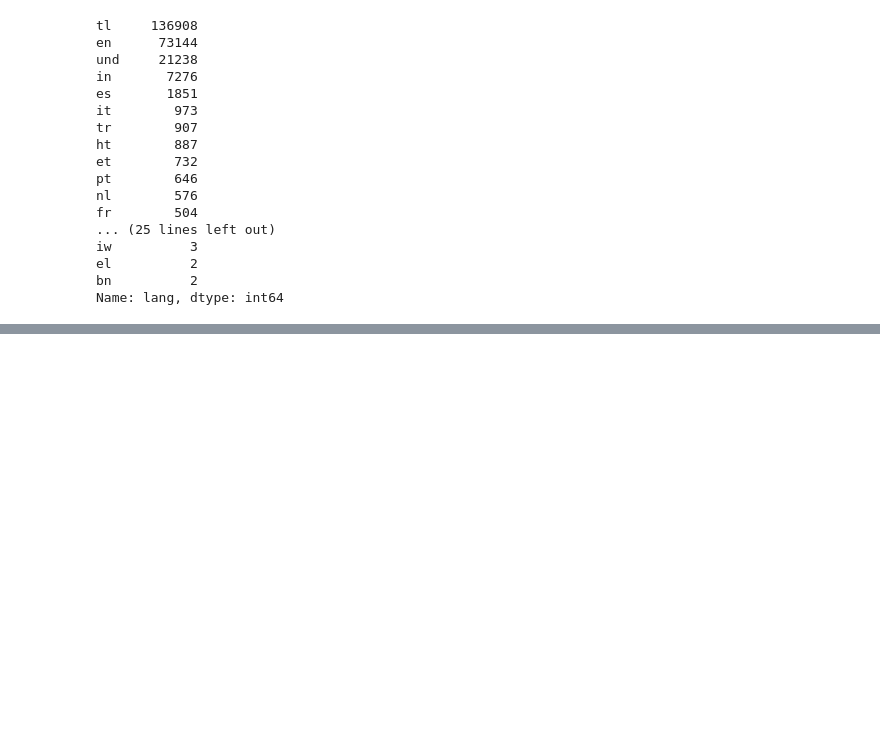
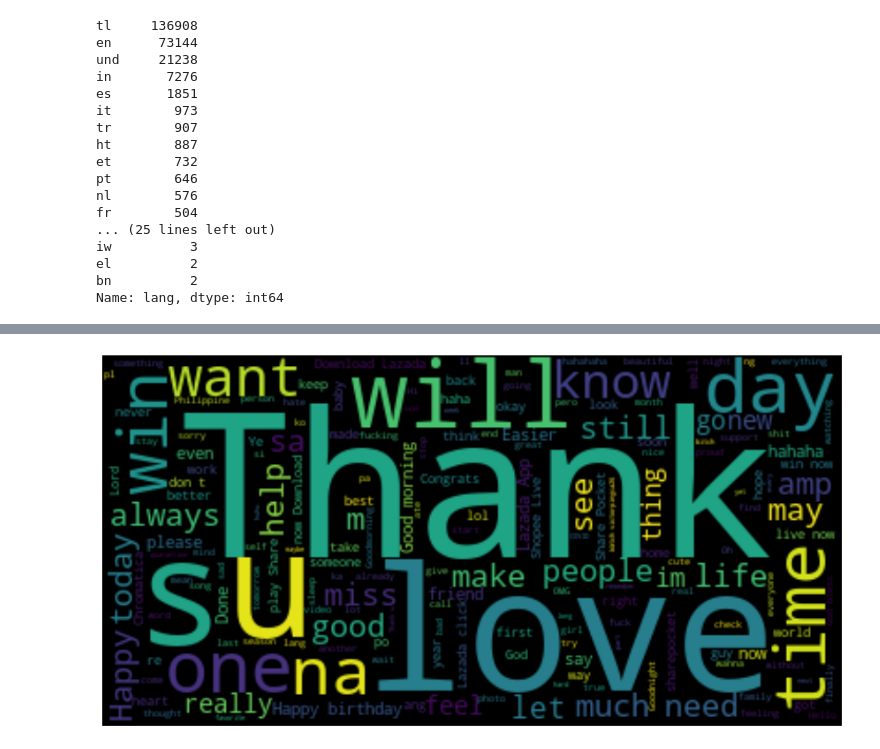
Before and after one commit to NiloJaticoII/INTRNLP-Sentiment-Tweet, a Jupyter notebook: Model.ipynb, the cells around one changed output, grey strips where cells are left out. Drawn from its saved outputs; the diff is of its cells as text; code cells hidden in the pictures; blank space fills up the shorter version.

Commit message:
Fixed WordCloud

```diff
--- a/Model.ipynb
+++ b/Model.ipynb
@@ -170,8 +126,0 @@ See the caveats in the documentation: https://pandas.pydata.org/pandas-docs/stab
-# %%
-regex = "#?[A-Za-z0-9']+|[!\.]"
-tokens = []
-
-for i in range(len(english_data["clean_text"])):
-    tokens.append(re.findall(regex, english_data["clean_text"][i]))
-
-tokens = pd.Series(tokens)
@@ -197,0 +170,10 @@ dtype: object
+# %%
+regex = "#?[A-Za-z0-9']+|[!\.]"
+tokens = []
+
+for i in range(len(english_data["clean_text"])):
+    words = re.findall(regex, english_data["clean_text"][i])
+    token = ' '.join(words)
+    tokens.append(token)
+
+tokens = pd.Series(tokens)
@@ -197,0 +200,11 @@ dtype: object
+# %%
+from wordcloud import WordCloud
+
+all_words = " ".join([sentence for sentence in tokens])
+word_cloud = WordCloud().generate(all_words)
+plt.figure(figsize=(15, 8))
+plt.imshow(word_cloud, interpolation="bilinear")
+plt.axis("off")
+plt.show()
+# %% [output]
+[figure, added]
```
Also changed, not shown: parts of 14 cells of this notebook.
